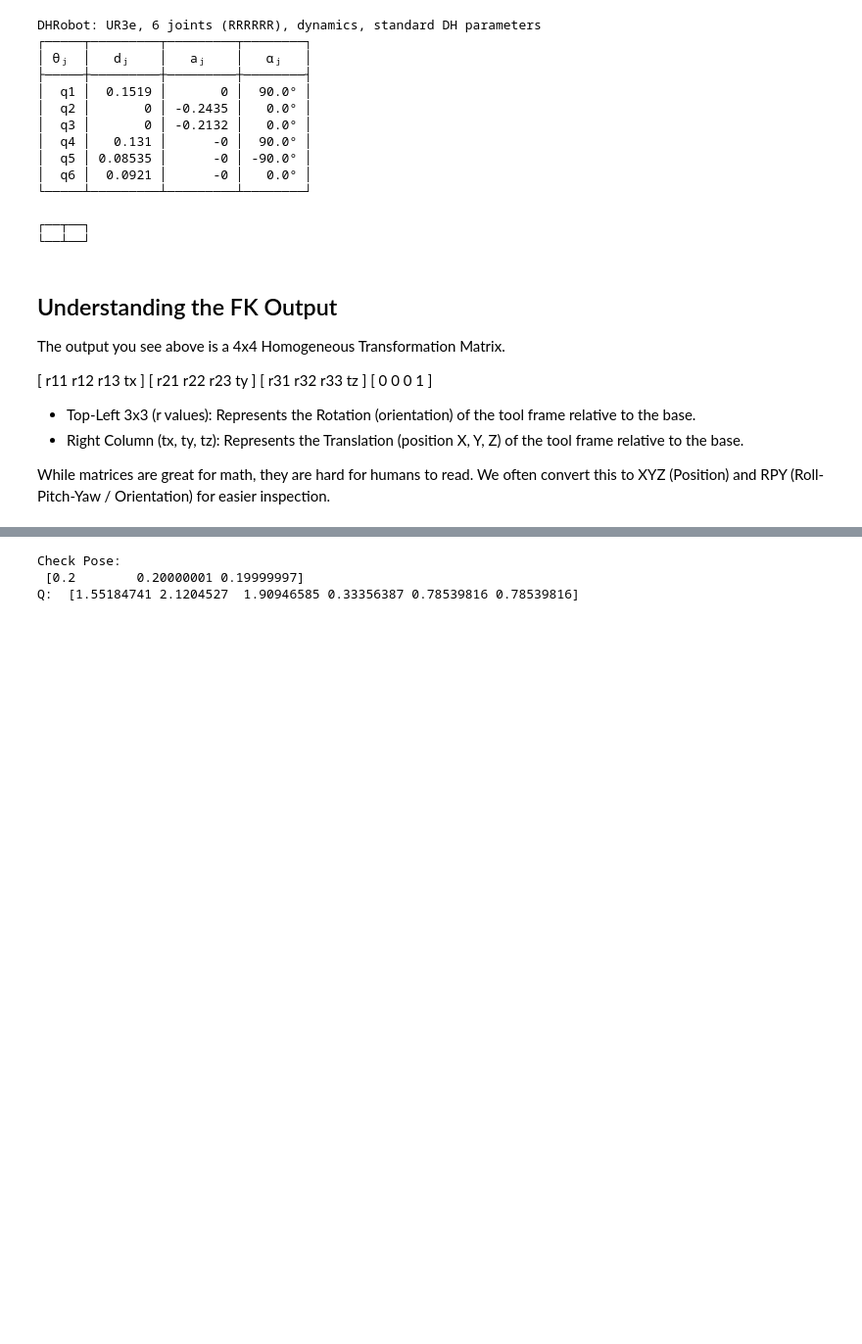
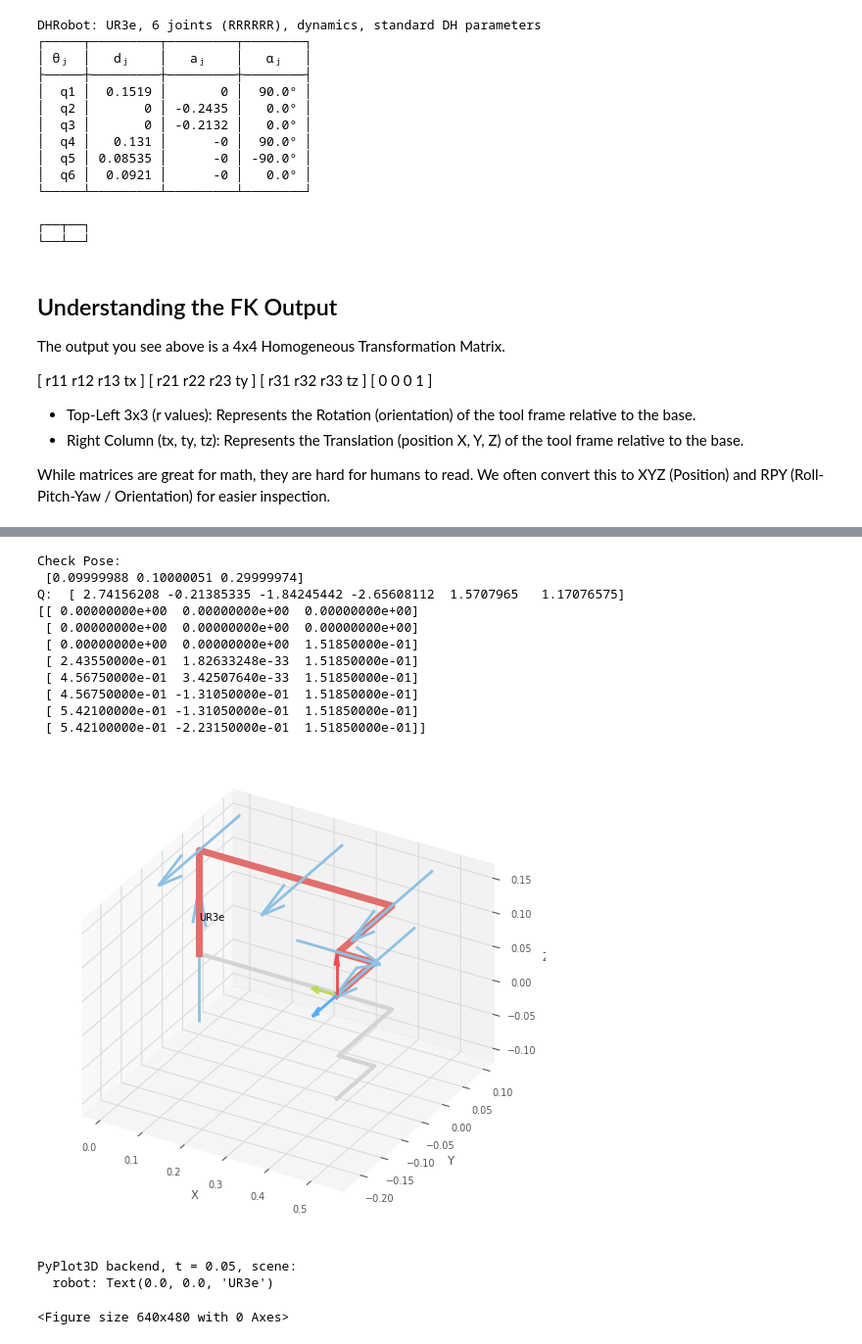
Before and after one commit to ChristianPorsmose/UR3eDTCourse, a Jupyter notebook: DTsolution/DTservices/inv_kinematics/test.ipynb, the cells around one changed output, grey strips where cells are left out. Shown at 98% size. Cells and saved outputs as stored; diff of their text form; code cells hidden in the pictures; blank space fills up the shorter version.

Commit message:
Played with inverse kinematics. Still seems inconsistent.

```diff
--- a/DTsolution/DTservices/inv_kinematics/test.ipynb
+++ b/DTsolution/DTservices/inv_kinematics/test.ipynb
@@ -155,18 +167,40 @@ def inv_kinematics(ur3e, tcp_pos: np.ndarray, tcp_rot: np.ndarray,
 # %%
 stuck_joints = np.array([False, False, False, False, True, True])
 stuck_angles = np.array([np.pi/4] * 6)
 
-ur3e = create_ur3e(stuck_joints, stuck_angles)
+ur3e = BreakableRobot()
 
-tcp_pos = np.array([0.2, 0.2, 0.2])
-tcp_rot = np.array([0.0, 0.0, 0.0])
+tcp_pos = np.array([0.1, 0.1, 0.3])
+tcp_rot = np.array([np.pi, 0.0, 0.0])
 
-q = inv_kinematics(ur3e, tcp_pos, tcp_rot, stuck_joints, stuck_angles)
+q = ur3e.inv_kinematics(tcp_pos, tcp_rot, publish=False)
 
-T_check = ur3e.fkine(q)
+test_ur3e = build_ur3e()
+
+T_check = test_ur3e.fkine(q)
 print("\nCheck Pose:\n", T_check.t)
 print("Q: ", q)
+
+q = [0, -np.pi, 0, -np.pi/2, 0, 0]
+
+# led 4 ligner forkert fortegn
+
+print(test_ur3e.fkine_all(q).t)
+
+test_ur3e.plot(q, backend='pyplot')
 # %% [output]
 Check Pose:
- [0.2        0.20000001 0.19999997]
-Q:  [1.55184741 2.1204527  1.90946585 0.33356387 0.78539816 0.78539816]
+ [0.09999988 0.10000051 0.29999974]
+Q:  [ 2.74156208 -0.21385335 -1.84245442 -2.65608112  1.5707965   1.17076575]
+[[ 0.00000000e+00  0.00000000e+00  0.00000000e+00]
+ [ 0.00000000e+00  0.00000000e+00  0.00000000e+00]
+ [ 0.00000000e+00  0.00000000e+00  1.51850000e-01]
+ [ 2.43550000e-01  1.82633248e-33  1.51850000e-01]
+ [ 4.56750000e-01  3.42507640e-33  1.51850000e-01]
+ [ 4.56750000e-01 -1.31050000e-01  1.51850000e-01]
+ [ 5.42100000e-01 -1.31050000e-01  1.51850000e-01]
+ [ 5.42100000e-01 -2.23150000e-01  1.51850000e-01]]
+[figure, added]
+PyPlot3D backend, t = 0.05, scene:
+  robot: Text(0.0, 0.0, 'UR3e')
+<Figure size 640x480 with 0 Axes>
```
Also changed, not shown: parts of 3 cells of this notebook, 8 other files.
